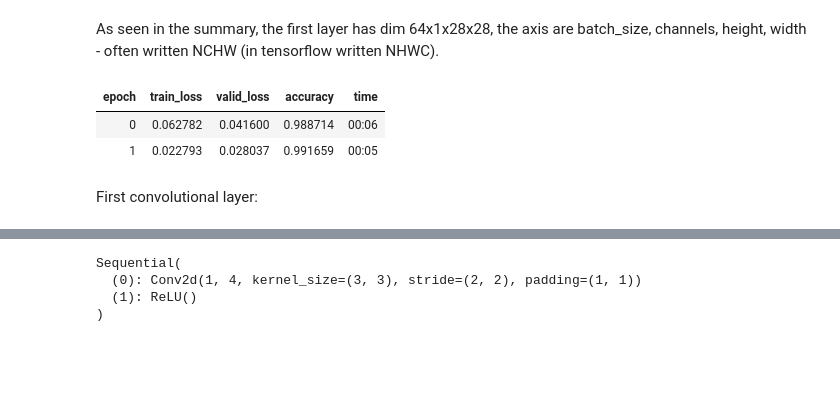
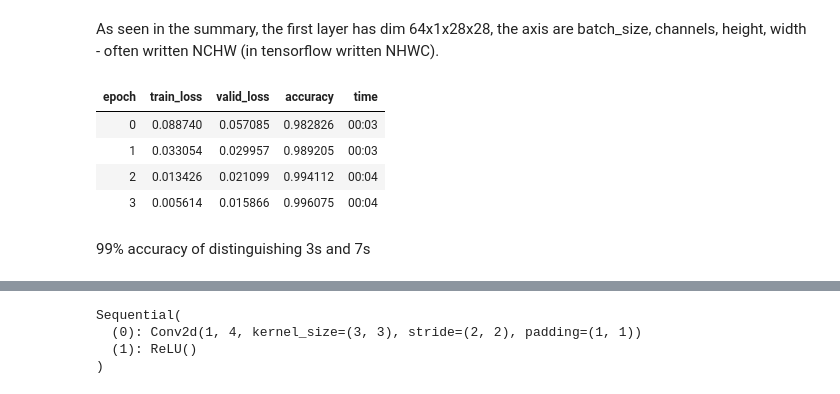
Before and after one commit to jalkestrup/fastai_course, a Jupyter notebook: 08_CNNs/CNN.ipynb, the cells around one changed output, grey strips where cells are left out. Drawn from its saved outputs; the diff is of its cells as text; code cells hidden in the pictures; blank space fills up the shorter version.

```diff
--- a/08_CNNs/CNN.ipynb
+++ b/08_CNNs/CNN.ipynb
@@ -137,11 +142,13 @@ ____________________________________________________________________________
 # %% [markdown]
 As seen in the summary, the first layer has dim 64x1x28x28, the axis are batch_size, channels, height, width - often written NCHW (in tensorflow written NHWC).
 # %%
-learn.fit_one_cycle(2,0.01)
+learn.fit_one_cycle(4,0.01)
 # https://iconof.com/1cycle-learning-rate-policy/
 # %% [output]
 | epoch | train_loss | valid_loss | accuracy | time |
-| 0 | 0.062782 | 0.041600 | 0.988714 | 00:06 |
-| 1 | 0.022793 | 0.028037 | 0.991659 | 00:05 |
+| 0 | 0.088740 | 0.057085 | 0.982826 | 00:03 |
+| 1 | 0.033054 | 0.029957 | 0.989205 | 00:03 |
+| 2 | 0.013426 | 0.021099 | 0.994112 | 00:04 |
+| 3 | 0.005614 | 0.015866 | 0.996075 | 00:04 |
-# %% [markdown]
-First convolutional layer:
+# %% [markdown]
+99% accuracy of distinguishing 3s and 7s
```
Also changed, not shown: parts of 24 cells of this notebook, 1 other file.
